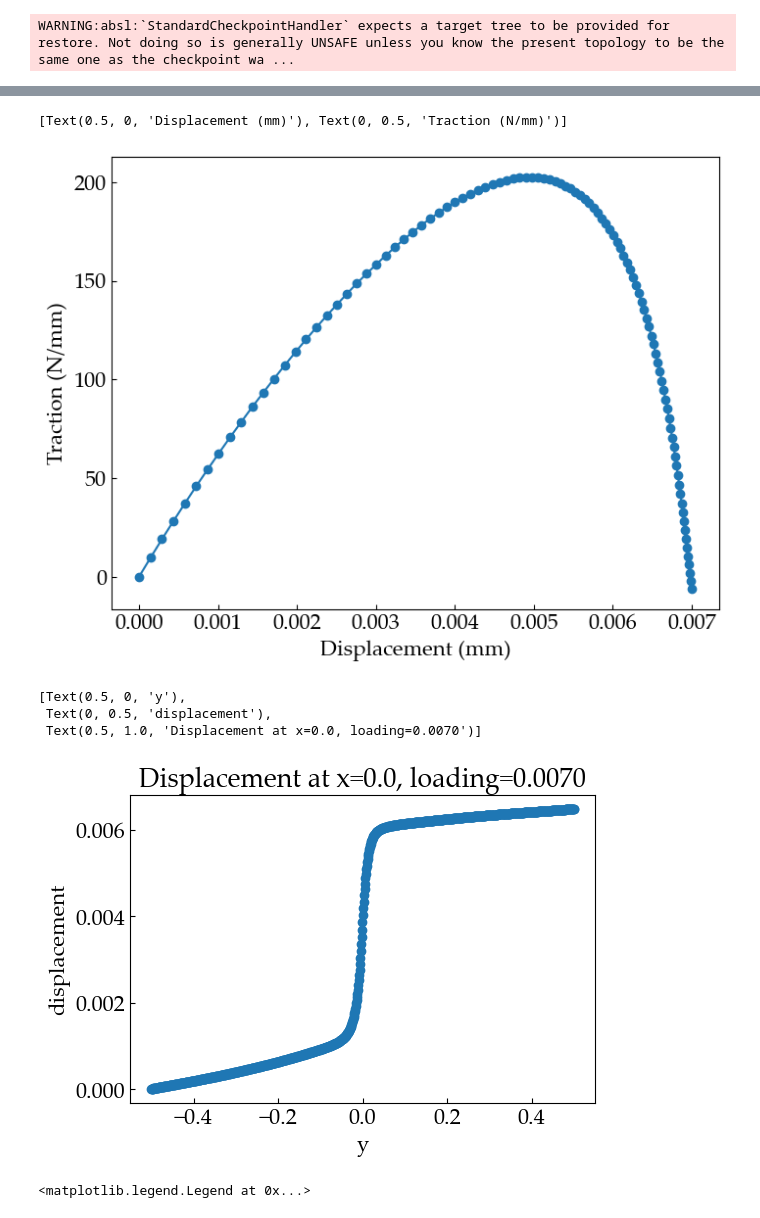
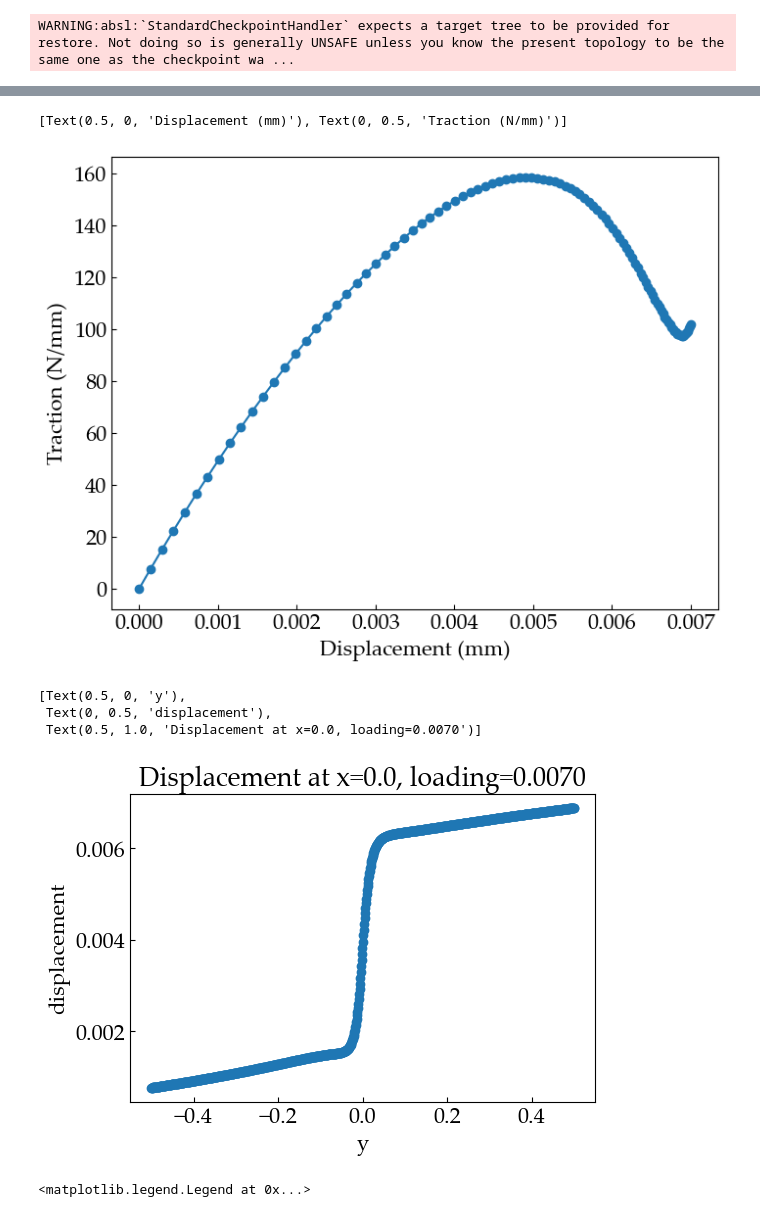
Before and after one commit to NanxiiChen/irr-pinns, a Jupyter notebook: examples/fracture/eval.ipynb, the cells around one changed output, grey strips where cells are left out. Saved outputs shown, nothing was run; the diff lists cells and outputs as text; code cells hidden in the pictures.

Commit message:
update fracture

```diff
--- a/examples/fracture/eval.ipynb
+++ b/examples/fracture/eval.ipynb
@@ -36,7 +36,7 @@ rcParams.update({
 cfg = configs.Config()
 pinn = PINN(config=cfg)
 ckpt = ocp.StandardCheckpointer()
-state = ckpt.restore("/root/autodl-tmp/tf-logs/fracture/irr/2025-04-28-12-40-02/model-3300/")
+state = ckpt.restore("/root/autodl-tmp/tf-logs/fracture/irr/2025-04-28-19-57-15/model-1500/")
 params = state["params"]
 # %% [output]
 WARNING:absl:`StandardCheckpointHandler` expects a target tree to be provided for restore. Not doing so is generally UNSAFE unless you know the present topology to be the same one as the checkpoint wa ...
@@ -110,31 +110,31 @@ ax.set(
 )
 # %% [output]
 [Text(0.5, 0, 'Displacement (mm)'), Text(0, 0.5, 'Traction (N/mm)')]
-[figure, old version]
+[figure, new version]
 # %%
 ys = jnp.linspace(-0.5, 0.5, 1000)
-xs = jnp.ones_like(ys) * (-0.25)
+xs = jnp.ones_like(ys) * (-0.5)
 slice_mesh = jnp.stack([xs, ys], axis=1)
 tic = 1.0
 t = jnp.ones_like(slice_mesh[:, 0]) * tic
 t = t.reshape(-1, 1)
 phi, disp = vmap(
     pinn.net_u, in_axes=(None, 0, 0)
 )(params, slice_mesh, t)
 disp_loading = cfg.loading(tic)
 
 fig, ax = plt.subplots(figsize=(6, 4))
 ax.plot(ys, disp[:, 1], label="displacement", marker="o",)
 ax.set(
     xlabel="y",
     ylabel="displacement",
     title=f"Displacement at x=0.0, loading={disp_loading:.4f}",
 )
 # %% [output]
 [Text(0.5, 0, 'y'),
  Text(0, 0.5, 'displacement'),
  Text(0.5, 1.0, 'Displacement at x=0.0, loading=0.0070')]
-[figure, old version]
+[figure, new version]
 # %%
 %matplotlib inline
 
```
Also changed, not shown: parts of 1 cell of this notebook, 2 other files.
